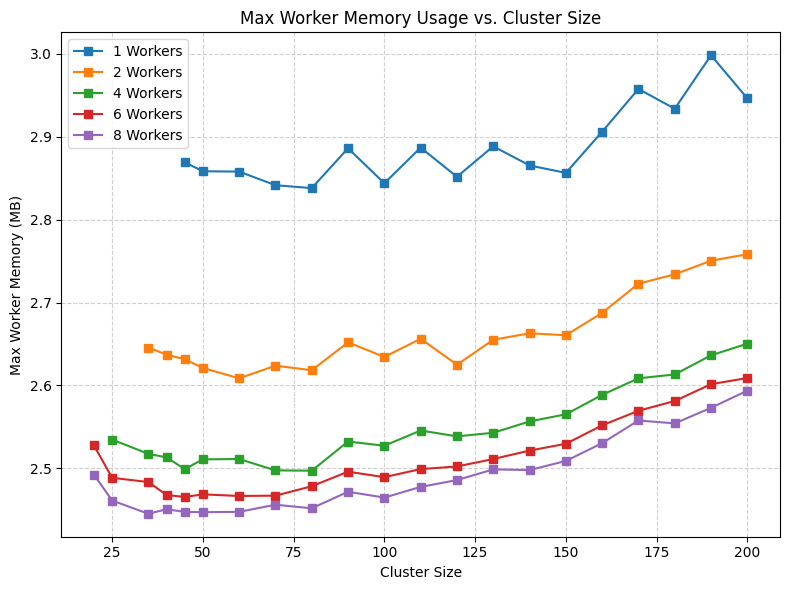
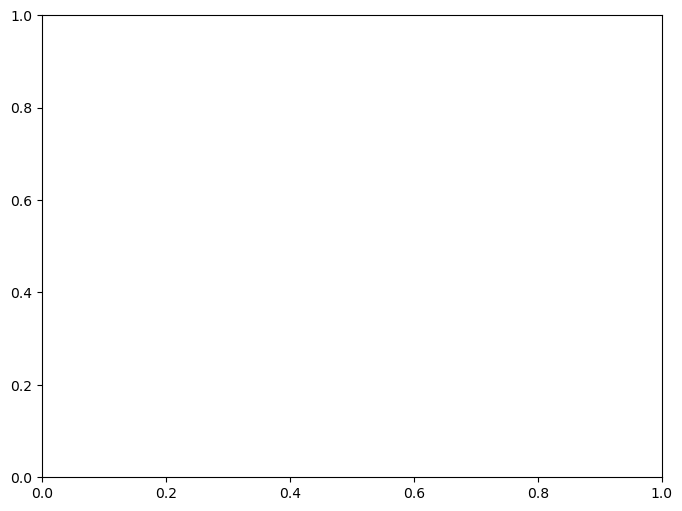
Unified diff of the notebook cell whose output changed from the first chart to the second:
--- before
+++ after
@@ -9,5 +9,5 @@
 ax2.set_xlabel('Cluster Size')
 ax2.set_ylabel('Max Worker Memory (MB)')
-ax2.grid(True, linestyle='--', alpha=0.6)
+ax.grid(True, alpha=0.3)
 ax2.legend()
 plt.tight_layout()

Commit: standardize